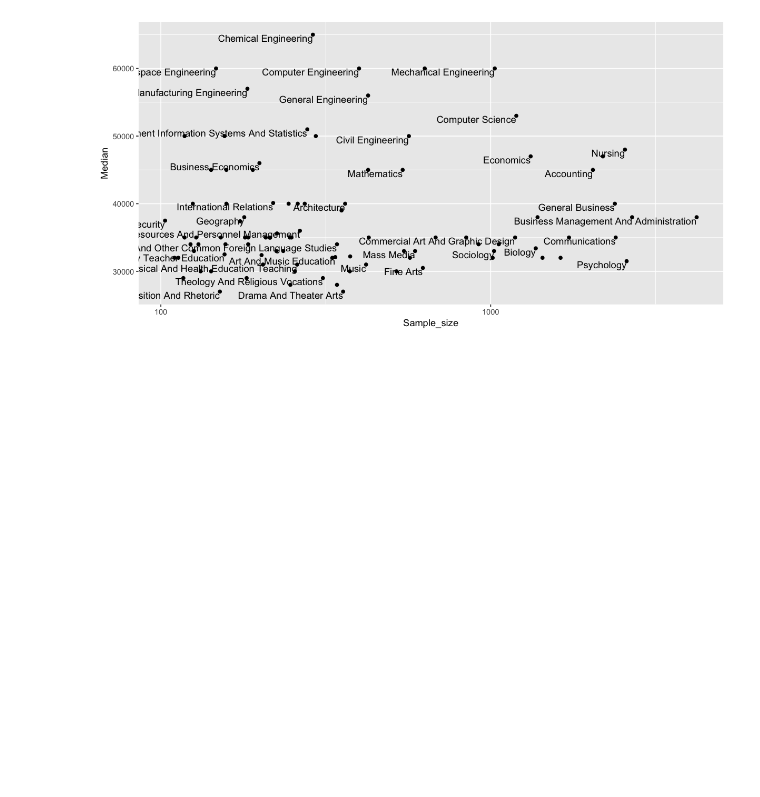
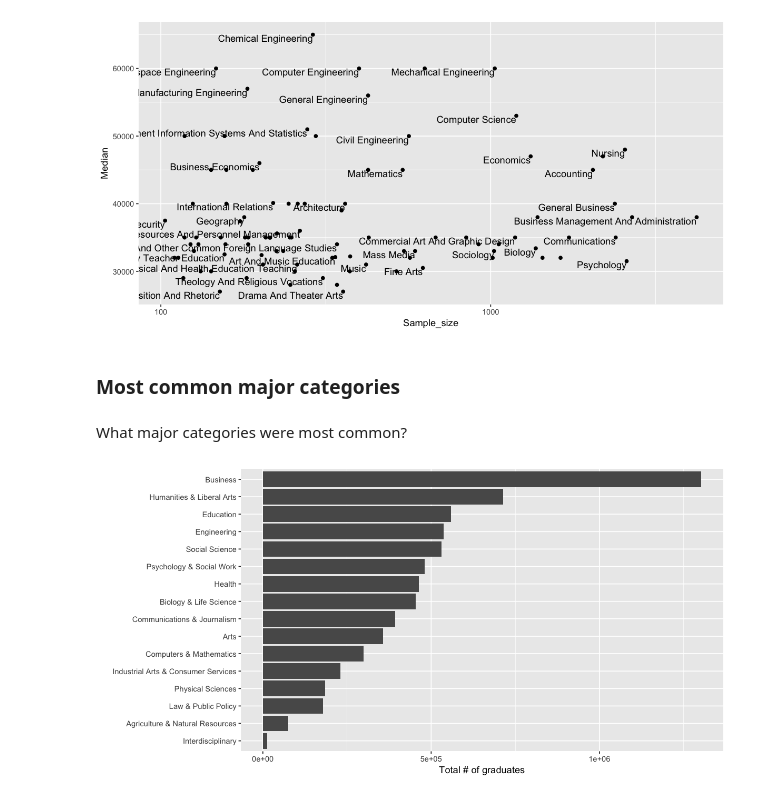
Before and after one commit to nischalshrestha/tidytuesdays, a Jupyter notebook: recent-grads/recent-grads.ipynb, the cells around one changed output. Drawn from its saved outputs; the diff is of its cells as text; code cells hidden in the pictures; blank space fills up the shorter version.

```diff
--- a/recent-grads/recent-grads.ipynb
+++ b/recent-grads/recent-grads.ipynb
@@ -122,3 +142,20 @@ major_processed %>%
     scale_x_log10()
 # %% [output]
 [figure]
+# %% [markdown]
+### Most common major categories
+# %% [markdown]
+What major categories were most common?
+# %%
+major_processed %>%
+    count(Major_category, wt = Total, sort = TRUE) %>%
+    mutate(Major_category = fct_reorder(Major_category, n)) %>%
+    ggplot(aes(Major_category, n)) +
+    geom_col() +
+    coord_flip() +
+    labs(x = "",
+        y = "Total # of graduates") +
+    # rainbow color not appearing tho :(
+    theme(legend.position = "none")
+# %% [output]
+[figure, added]
```
Also changed, not shown: parts of 11 cells of this notebook.
